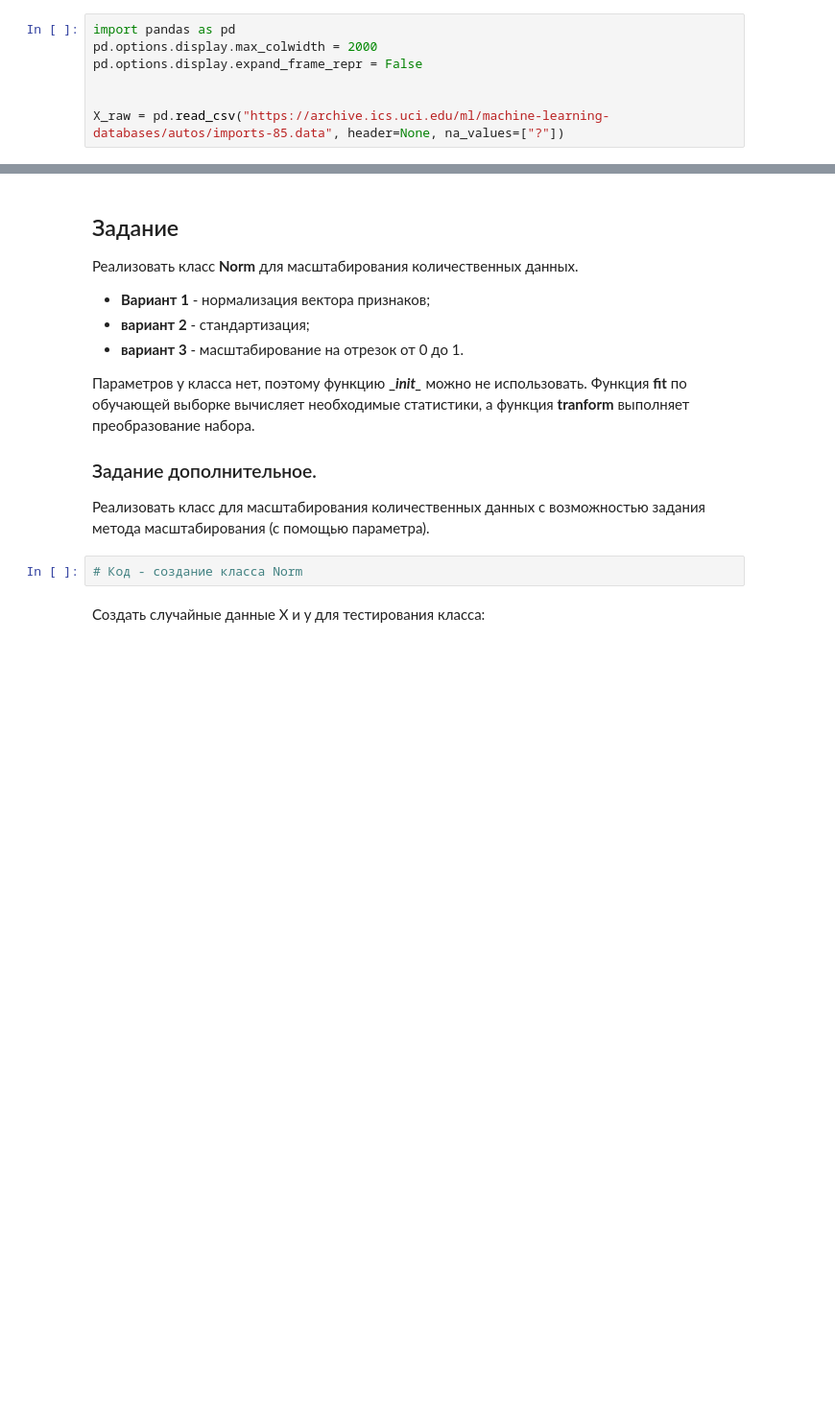
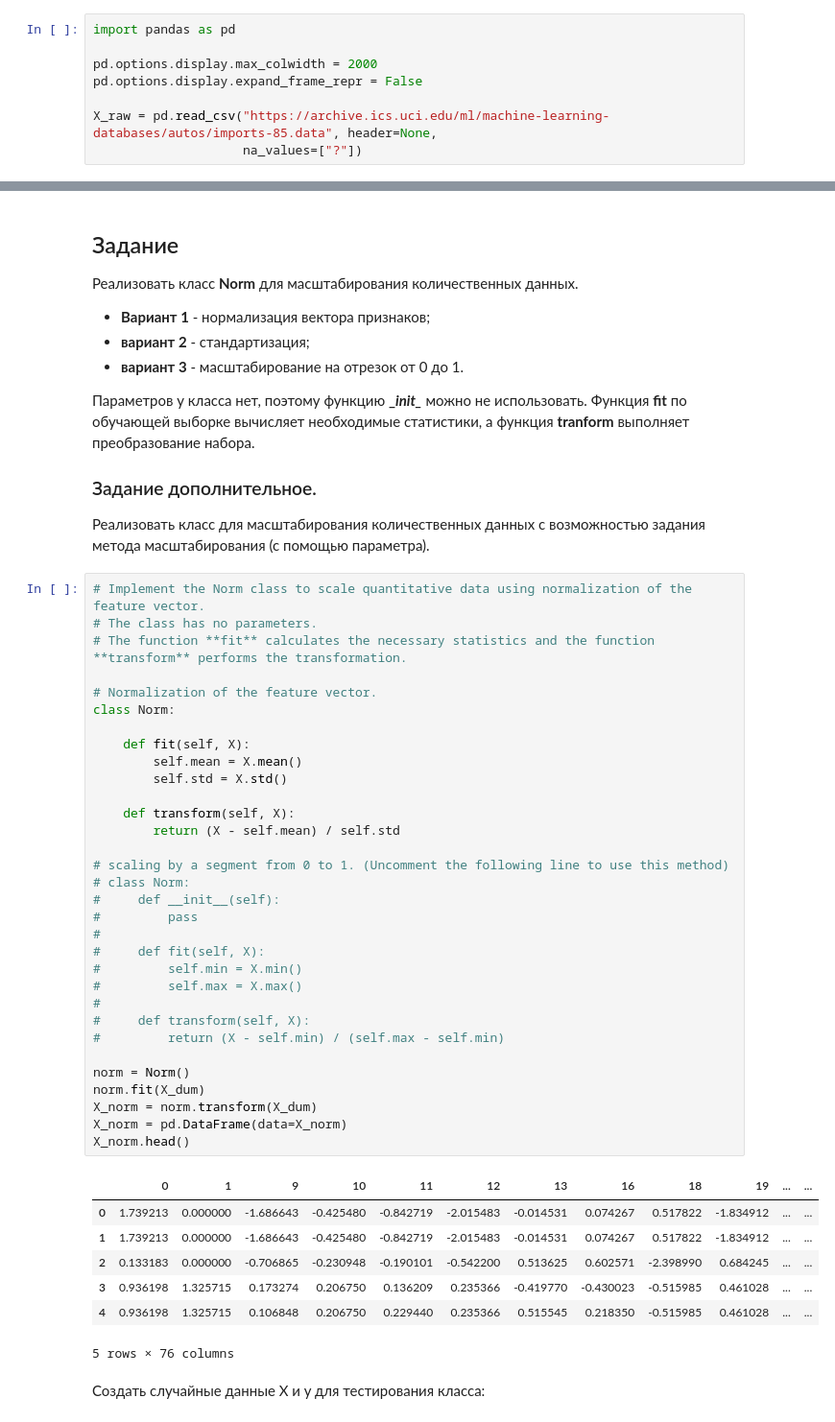
Before and after one commit to Portilloronny6/MMOY, a Jupyter notebook: Задание 2/2_Работа в sklearn.ipynb, the cells around one changed output, grey strips where cells are left out. Shown at 96% size. Cells and saved outputs as stored; diff of their text form; blank space fills up the shorter version.

```diff
--- a/Задание 2/2_Работа в sklearn.ipynb
+++ b/Задание 2/2_Работа в sklearn.ipynb
@@ -107,11 +107,12 @@ class LinearRegressor:
 В наборе данных присутствуют категориальные, целочисленные и вещественнозначные признаки.
 # %%
 import pandas as pd
+
 pd.options.display.max_colwidth = 2000
 pd.options.display.expand_frame_repr = False
 
-
-X_raw = pd.read_csv("https://archive.ics.uci.edu/ml/machine-learning-databases/autos/imports-85.data", header=None, na_values=["?"])
+X_raw = pd.read_csv("https://archive.ics.uci.edu/ml/machine-learning-databases/autos/imports-85.data", header=None,
+                    na_values=["?"])
 # %%
 X_raw.head()
 # %% [output]
@@ -270,8 +271,46 @@ X.head()
 ### Задание дополнительное.
 
 Реализовать класс для масштабирования количественных данных с возможностью задания метода масштабирования (с помощью параметра).
-# %%
-# Код - создание класса Norm
+# %%
+# Implement the Norm class to scale quantitative data using normalization of the feature vector.
+# The class has no parameters.
+# The function **fit** calculates the necessary statistics and the function **transform** performs the transformation.
+
+# Normalization of the feature vector.
+class Norm:
+
+    def fit(self, X):
+        self.mean = X.mean()
+        self.std = X.std()
+
+    def transform(self, X):
+        return (X - self.mean) / self.std
+
+# scaling by a segment from 0 to 1. (Uncomment the following line to use this method)
+# class Norm:
+#     def __init__(self):
+#         pass
+#
+#     def fit(self, X):
+#         self.min = X.min()
+#         self.max = X.max()
+#
+#     def transform(self, X):
+#         return (X - self.min) / (self.max - self.min)
+
+norm = Norm()
+norm.fit(X_dum)
+X_norm = norm.transform(X_dum)
+X_norm = pd.DataFrame(data=X_norm)
+X_norm.head()
+# %% [output]
+|  | 0 | 1 | 9 | 10 | 11 | 12 | 13 | 16 | 18 | 19 | ... | ... |
+| 0 | 1.739213 | 0.000000 | -1.686643 | -0.425480 | -0.842719 | -2.015483 | -0.014531 | 0.074267 | 0.517822 | -1.834912 | ... | ... |
+| 1 | 1.739213 | 0.000000 | -1.686643 | -0.425480 | -0.842719 | -2.015483 | -0.014531 | 0.074267 | 0.517822 | -1.834912 | ... | ... |
+| 2 | 0.133183 | 0.000000 | -0.706865 | -0.230948 | -0.190101 | -0.542200 | 0.513625 | 0.602571 | -2.398990 | 0.684245 | ... | ... |
+| 3 | 0.936198 | 1.325715 | 0.173274 | 0.206750 | 0.136209 | 0.235366 | -0.419770 | -0.430023 | -0.515985 | 0.461028 | ... | ... |
+| 4 | 0.936198 | 1.325715 | 0.106848 | 0.206750 | 0.229440 | 0.235366 | 0.515545 | 0.218350 | -0.515985 | 0.461028 | ... | ... |
+5 rows × 76 columns
 # %% [markdown]
 Создать случайные данные X и y для тестирования класса:
 # %%
```
Also changed, not shown: parts of 4 cells of this notebook.
